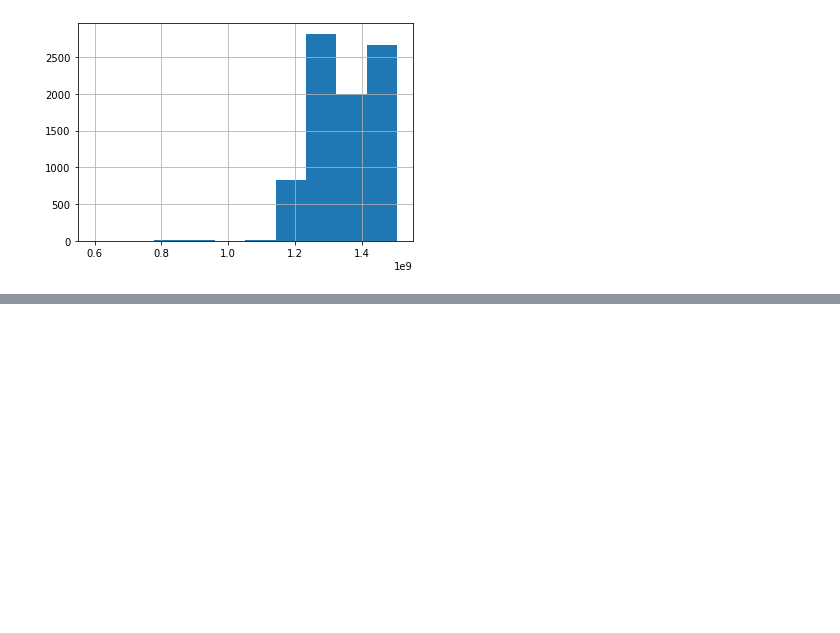
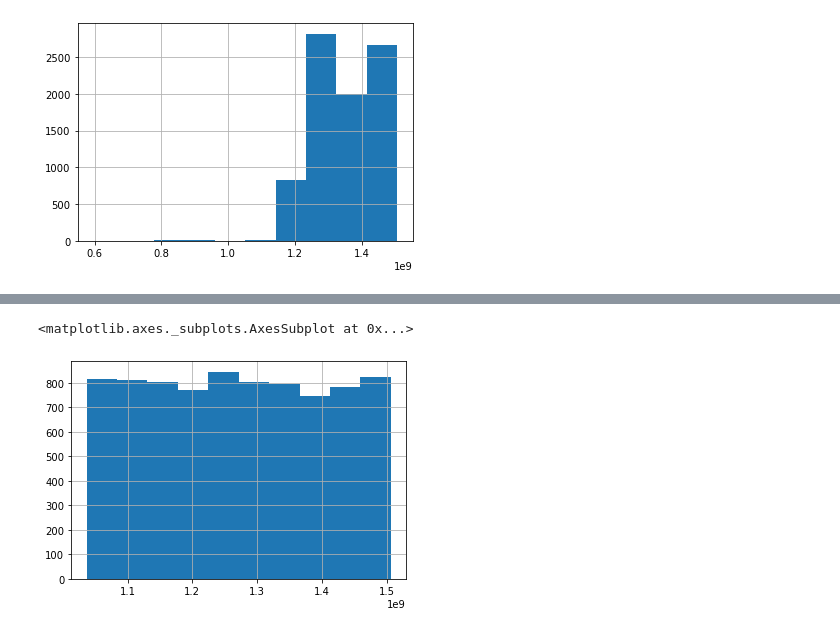
Before and after one commit to Competencia-de-Climate-Change/Landslide_EarlyDetection, a Jupyter notebook: NuevaClase.ipynb, the cells around one changed output, grey strips where cells are left out. Cells and saved outputs as stored; diff of their text form; code cells hidden in the pictures; blank space fills up the shorter version.

```diff
--- a/NuevaClase.ipynb
+++ b/NuevaClase.ipynb
@@ -232,0 +239,6 @@ times.hist()
+# %%
+
+df_points_["event_date"] = [
+    random_date("2002-11-07", "2017-09-26", random.random()) for _ in df_points_["geometry"]
+]
+df_points_
@@ -232,0 +259,7 @@ times.hist()
+# %%
+time_points = df_points_["event_date"].map(lambda x: time.mktime(time.strptime(x, '%Y-%m-%d')))
+
+time_points.hist()
+# %% [output]
+<matplotlib.axes._subplots.AxesSubplot at 0x...>
+[figure, added]
```
Also changed, not shown: parts of 3 cells of this notebook, 1 other file.
